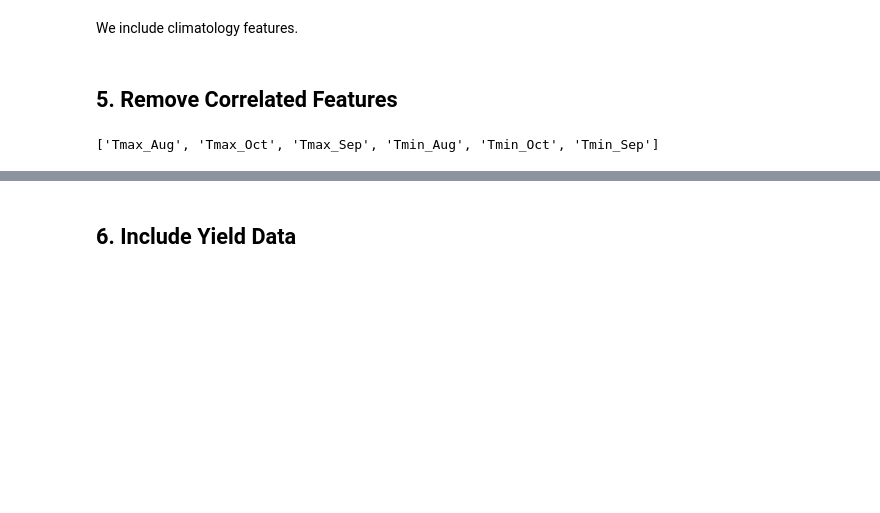
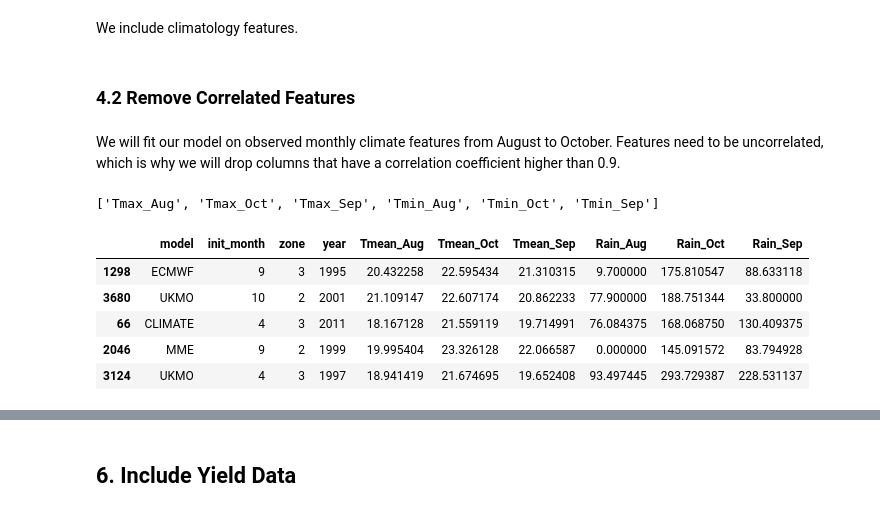
Before and after one commit to mzachow/wheat-yield-forecast-brazil, a Jupyter notebook: climatology_vs_seasonal_forecasts.ipynb, the cells around one changed output, grey strips where cells are left out. Drawn from its saved outputs; the diff is of its cells as text; code cells hidden in the pictures; blank space fills up the shorter version.

```diff
--- a/climatology_vs_seasonal_forecasts.ipynb
+++ b/climatology_vs_seasonal_forecasts.ipynb
@@ -104,11 +110,12 @@ features_complete = (pd
                      .drop_duplicates()
                      .reset_index(drop=True))
 # %% [markdown]
-## 5. Remove Correlated Features <a name="multicorrelation"></a>
+### 4.2 Remove Correlated Features
+# %% [markdown]
+We will fit our model on observed monthly climate features from August to October. Features need to be uncorrelated, which is why we will drop columns that have a correlation coefficient higher than 0.9.
 # %%
-variables = ['Tmean_Aug', 'Tmean_Oct', 'Tmean_Sep', 'Tmax_Aug', 'Tmax_Oct', 'Tmax_Sep',
-             'Tmin_Aug', 'Tmin_Oct', 'Tmin_Sep', 'Rain_Aug', 'Rain_Oct', 'Rain_Sep']
-values = features_complete.loc[(features_complete["model"] == "WS"), variables]
+relevant_columns = ['Tmean_Aug', 'Tmean_Oct', 'Tmean_Sep', 'Tmax_Aug', 'Tmax_Oct', 'Tmax_Sep', 'Tmin_Aug', 'Tmin_Oct', 'Tmin_Sep', 'Rain_Aug', 'Rain_Oct', 'Rain_Sep']
+values = features_complete.loc[(features_complete["model"] == "WS"), relevant_columns]
 cor_matrix = values.corr().abs().round(2)
 upper_tri = cor_matrix.where(np.triu(np.ones(cor_matrix.shape),k=1).astype(bool))
 to_drop = [column for column in upper_tri.columns if any(upper_tri[column] > 0.9)]
@@ -117,3 +124,12 @@ print(to_drop)
 features_complete = features_complete.drop(to_drop, axis=1)
 # %% [output]
 ['Tmax_Aug', 'Tmax_Oct', 'Tmax_Sep', 'Tmin_Aug', 'Tmin_Oct', 'Tmin_Sep']
+# %%
+features_complete.sample(5)
+# %% [output]
+|  | model | init_month | zone | year | Tmean_Aug | Tmean_Oct | Tmean_Sep | Rain_Aug | Rain_Oct | Rain_Sep |
+| 1298 | ECMWF | 9 | 3 | 1995 | 20.432258 | 22.595434 | 21.310315 | 9.700000 | 175.810547 | 88.633118 |
+| 3680 | UKMO | 10 | 2 | 2001 | 21.109147 | 22.607174 | 20.862233 | 77.900000 | 188.751344 | 33.800000 |
+| 66 | CLIMATE | 4 | 3 | 2011 | 18.167128 | 21.559119 | 19.714991 | 76.084375 | 168.068750 | 130.409375 |
+| 2046 | MME | 9 | 2 | 1999 | 19.995404 | 23.326128 | 22.066587 | 0.000000 | 145.091572 | 83.794928 |
+| 3124 | UKMO | 4 | 3 | 1997 | 18.941419 | 21.674695 | 19.652408 | 93.497445 | 293.729387 | 228.531137 |
```
Also changed, not shown: parts of 38 cells of this notebook, 26 other files.
